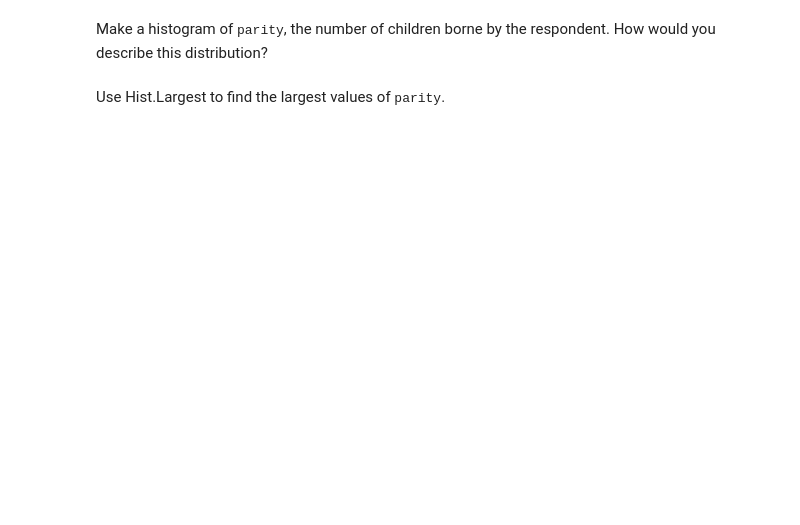
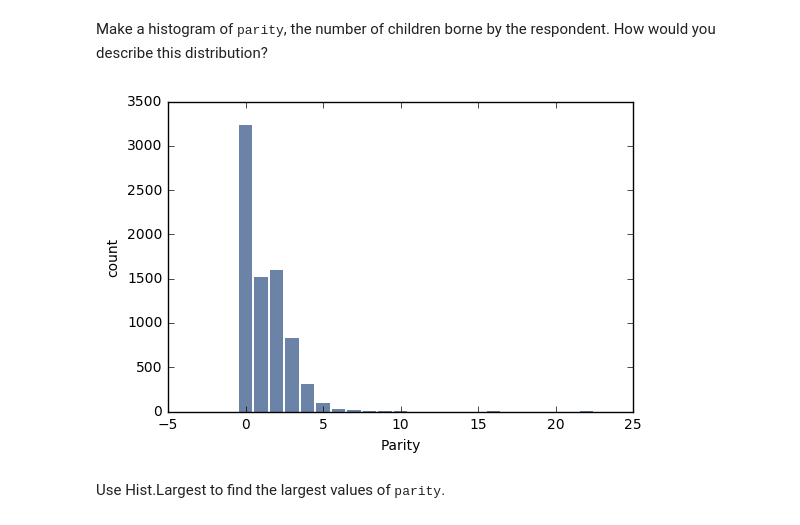
Before and after one commit to randyn92/ThinkStats2, a Jupyter notebook: code/chap02ex.ipynb, the cells around one changed output. Saved outputs shown, nothing was run; the diff lists cells and outputs as text; code cells hidden in the pictures; blank space fills up the shorter version.

```diff
--- a/code/chap02ex.ipynb
+++ b/code/chap02ex.ipynb
@@ -255,0 +267,5 @@ Make a histogram of <tt>parity</tt>, the number of children borne by the respond
+# %%
+thinkplot.Hist(thinkstats2.Hist(resp.parity))
+thinkplot.Config(xlabel='Parity', ylabel='count')
+# %% [output]
+[figure, added]
```
Also changed, not shown: parts of 22 cells of this notebook, 1 other file.
